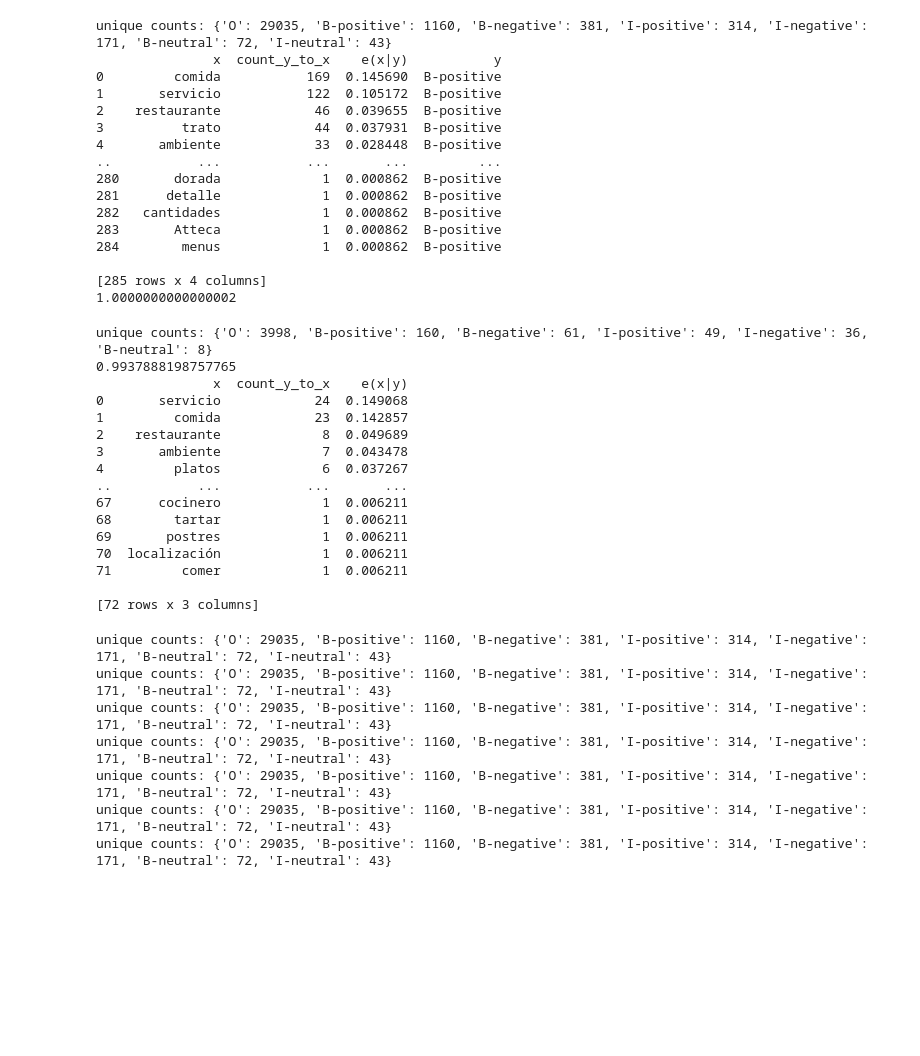
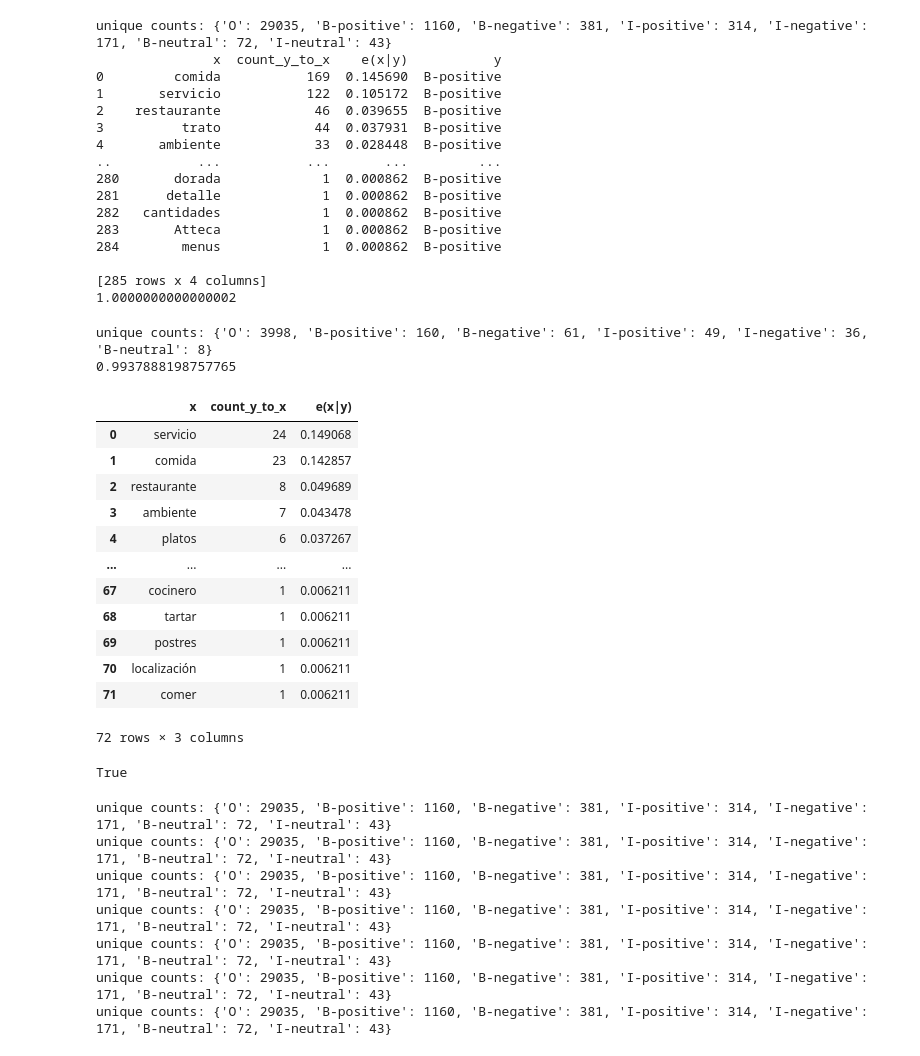
Before and after one commit to sherinksaji/MLProject, a Jupyter notebook: part1.ipynb, the cells around one changed output. Saved outputs shown, nothing was run; the diff lists cells and outputs as text; code cells hidden in the pictures; blank space fills up the shorter version.

```diff
--- a/part1.ipynb
+++ b/part1.ipynb
@@ -105,48 +105,49 @@ def create_df_e_x_y_test(test_df,y_value,train_df):
     #print(train_df_x_values)
 
     df_e_x_y_test['x'] = df_e_x_y_test['x'].apply(lambda x: x if x in train_df_x_values else "#UNK#") #if word does or does not appear in training set
     #print(df_e_x_y_test)
 
     df_e_x_y_test['e(x|y)'] = df_e_x_y_test.apply(lambda row: (row['count_y_to_x'] / count_y_plus_k) if row['x'] != '#UNK#' else (k / count_y_plus_k), axis=1)
     print(df_e_x_y_test['e(x|y)'].sum())
 
     #case 1
     #df_e_x_y_test['e(x|y)'] = df_e_x_y_test['count_y_to_x']/count_y_plus_k
 
     #case 2
     #df_e_x_y_test['e(x|y)'] = k/count_y_plus_k
 
 
     return df_e_x_y_test
 
 
 file_path_test_es='Data/ES/dev.out'
 df_test_es=file_to_df(file_path_test_es)
 df_e_x_y_test_for_I_neutral=create_df_e_x_y_test(df_test_es,"B-positive",df_train_es)
-print(df_e_x_y_test_for_I_neutral)
+display(df_e_x_y_test_for_I_neutral)
 # count_unk = 0
 # value_counts = df_e_x_y_test_for_I_neutral['x'].value_counts()
 # print(value_counts)
 # if '#UNK#' in value_counts.index:
 #     count_unk = value_counts['#UNK#']
 # print(count_unk)
+print(df_e_x_y_test_for_I_neutral['x'].isin(["#UNK#"]).any())
 # %% [output]
 unique counts: {'O': 3998, 'B-positive': 160, 'B-negative': 61, 'I-positive': 49, 'I-negative': 36, 'B-neutral': 8}
 0.9937888198757765
-               x  count_y_to_x    e(x|y)
-0       servicio            24  0.149068
-1         comida            23  0.142857
-2    restaurante             8  0.049689
-3       ambiente             7  0.043478
-4         platos             6  0.037267
-..           ...           ...       ...
-67      cocinero             1  0.006211
-68        tartar             1  0.006211
-69       postres             1  0.006211
-70  localización             1  0.006211
-71         comer             1  0.006211
-
-[72 rows x 3 columns]
+|  | x | count_y_to_x | e(x|y) |
+| 0 | servicio | 24 | 0.149068 |
+| 1 | comida | 23 | 0.142857 |
+| 2 | restaurante | 8 | 0.049689 |
+| 3 | ambiente | 7 | 0.043478 |
+| 4 | platos | 6 | 0.037267 |
+| ... | ... | ... | ... |
+| 67 | cocinero | 1 | 0.006211 |
+| 68 | tartar | 1 | 0.006211 |
+| 69 | postres | 1 | 0.006211 |
+| 70 | localización | 1 | 0.006211 |
+| 71 | comer | 1 | 0.006211 |
+72 rows × 3 columns
+True
 # %%
 
 
```
Also changed, not shown: parts of 5 cells of this notebook, 1 other file.
